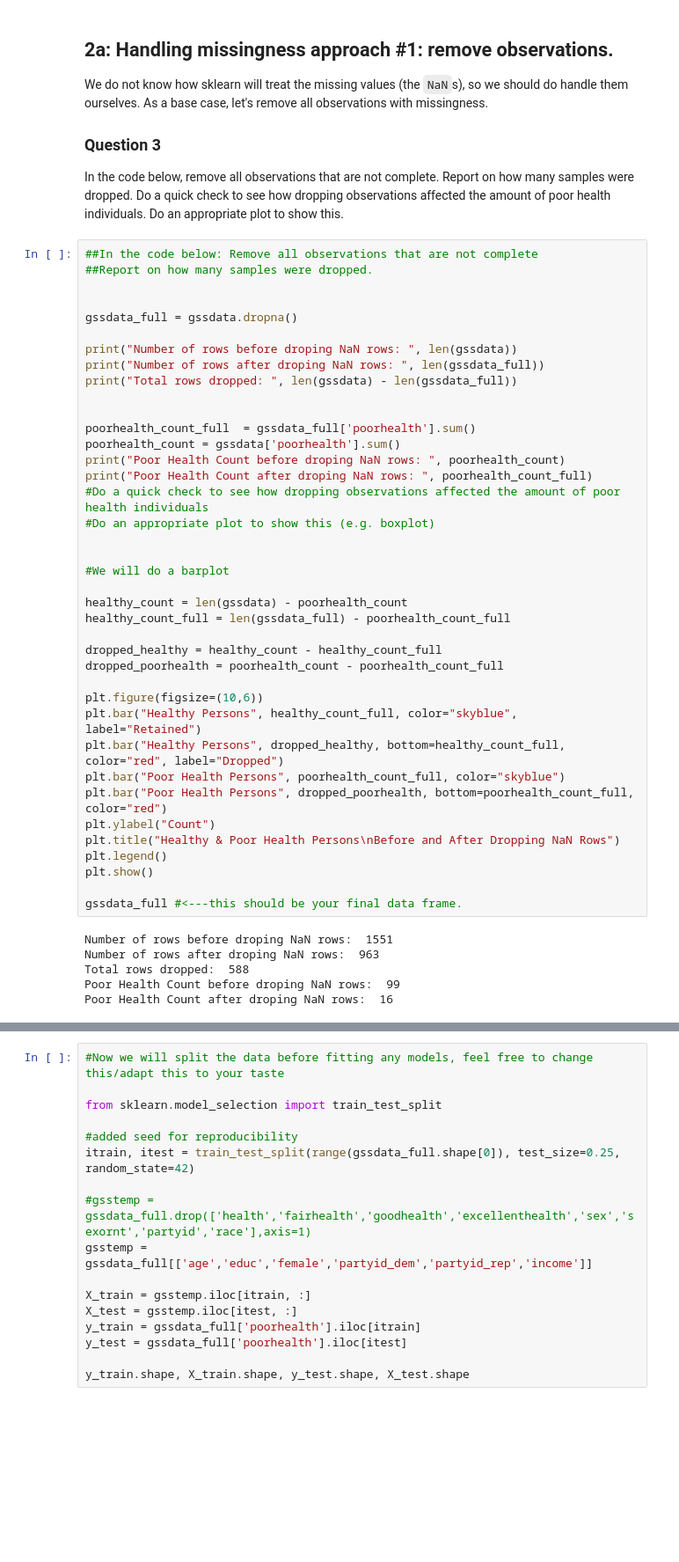
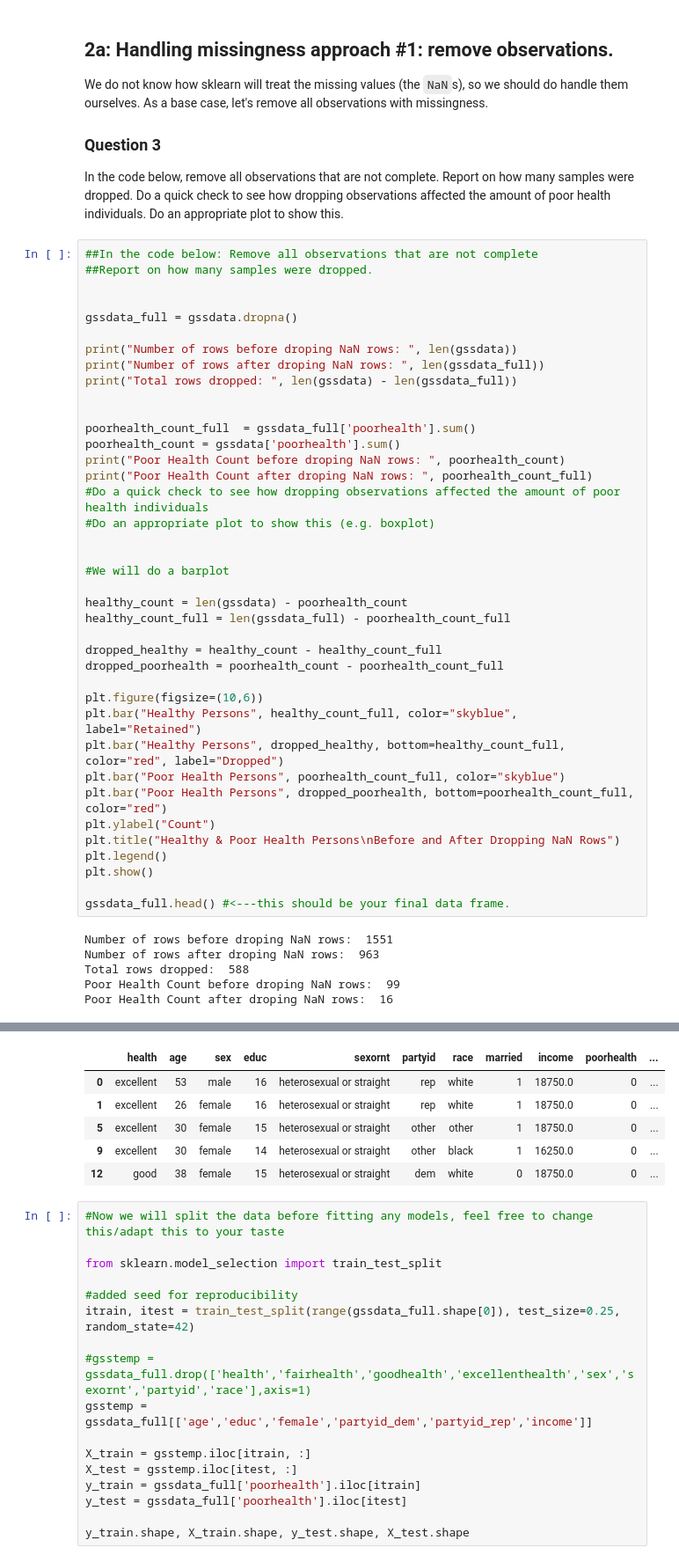
Before and after one commit to sebastians1999/KEN3450_Data_Analysis, a Jupyter notebook: Clinics/Clinic3/clinic3_empty.ipynb, the cells around one changed output, grey strips where cells are left out. Shown at 88% size. Saved outputs shown, nothing was run; the diff lists cells and outputs as text; blank space fills up the shorter version.

```diff
--- a/Clinics/Clinic3/clinic3_empty.ipynb
+++ b/Clinics/Clinic3/clinic3_empty.ipynb
@@ -322,7 +328,7 @@ plt.title("Healthy & Poor Health Persons\nBefore and After Dropping NaN Rows")
 plt.legend()
 plt.show()
 
-gssdata_full #<---this should be your final data frame.
+gssdata_full.head() #<---this should be your final data frame.
 # %% [output]
 Number of rows before droping NaN rows:  1551
 Number of rows after droping NaN rows:  963
@@ -350,3 +339,9 @@ Poor Health Count after droping NaN rows:  16
+|  | health | age | sex | educ | sexornt | partyid | race | married | income | poorhealth | ... |
+| 0 | excellent | 53 | male | 16 | heterosexual or straight | rep | white | 1 | 18750.0 | 0 | ... |
+| 1 | excellent | 26 | female | 16 | heterosexual or straight | rep | white | 1 | 18750.0 | 0 | ... |
+| 5 | excellent | 30 | female | 15 | heterosexual or straight | other | other | 1 | 18750.0 | 0 | ... |
+| 9 | excellent | 30 | female | 14 | heterosexual or straight | other | black | 1 | 16250.0 | 0 | ... |
+| 12 | good | 38 | female | 15 | heterosexual or straight | dem | white | 0 | 18750.0 | 0 | ... |
 # %%
 #Now we will split the data before fitting any models, feel free to change this/adapt this to your taste
 
```
Also changed, not shown: parts of 21 cells of this notebook.
